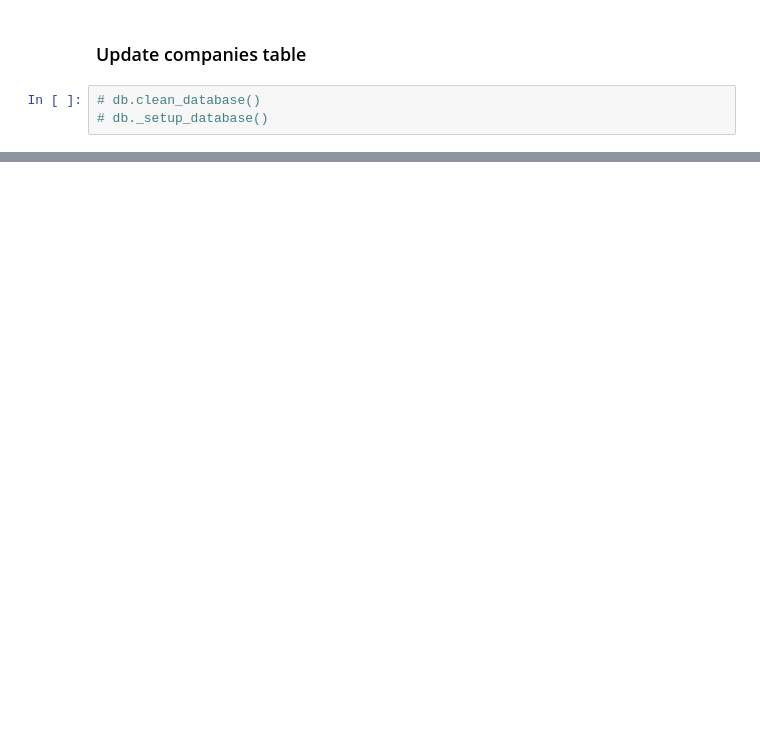
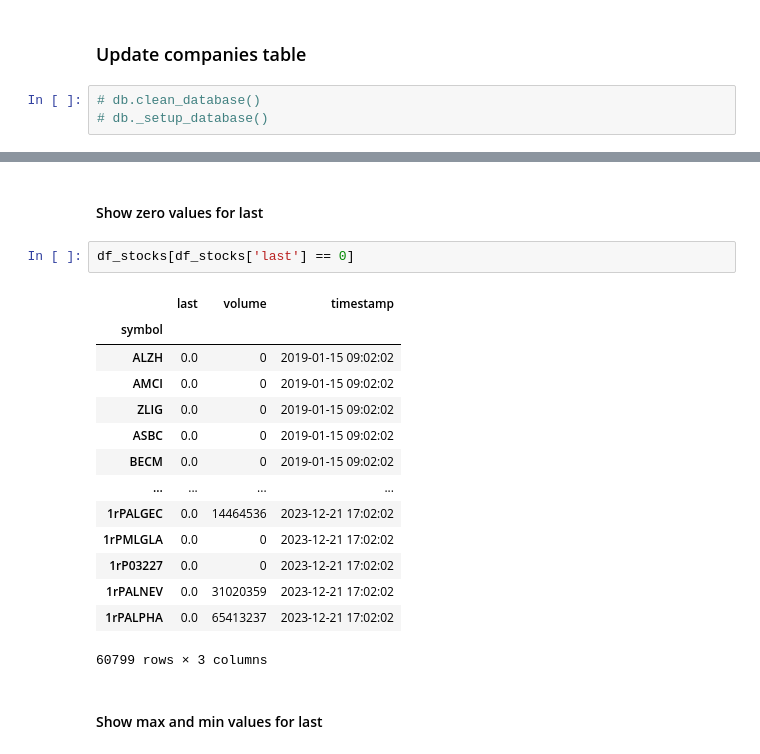
Before and after one commit to camilziane/bourse_big_data, a Jupyter notebook: analyzer/analyzer_playground.ipynb, the cells around one changed output, grey strips where cells are left out. Saved outputs shown, nothing was run; the diff lists cells and outputs as text; blank space fills up the shorter version.

```diff
--- a/analyzer/analyzer_playground.ipynb
+++ b/analyzer/analyzer_playground.ipynb
@@ -234,0 +309,21 @@ db.df_write(df_companies, "companies", commit=True)
+# %% [markdown]
+#### Show zero values for last
+# %%
+df_stocks[df_stocks['last'] == 0]
+# %% [output]
+|  | last | volume | timestamp |
+| symbol |  |  |  |
+| ALZH | 0.0 | 0 | 2019-01-15 09:02:02 |
+| AMCI | 0.0 | 0 | 2019-01-15 09:02:02 |
+| ZLIG | 0.0 | 0 | 2019-01-15 09:02:02 |
+| ASBC | 0.0 | 0 | 2019-01-15 09:02:02 |
+| BECM | 0.0 | 0 | 2019-01-15 09:02:02 |
+| ... | ... | ... | ... |
+| 1rPALGEC | 0.0 | 14464536 | 2023-12-21 17:02:02 |
+| 1rPMLGLA | 0.0 | 0 | 2023-12-21 17:02:02 |
+| 1rP03227 | 0.0 | 0 | 2023-12-21 17:02:02 |
+| 1rPALNEV | 0.0 | 31020359 | 2023-12-21 17:02:02 |
+| 1rPALPHA | 0.0 | 65413237 | 2023-12-21 17:02:02 |
+60799 rows × 3 columns
+# %% [markdown]
+#### Show max and min values for last
```
Also changed, not shown: parts of 26 cells of this notebook.
